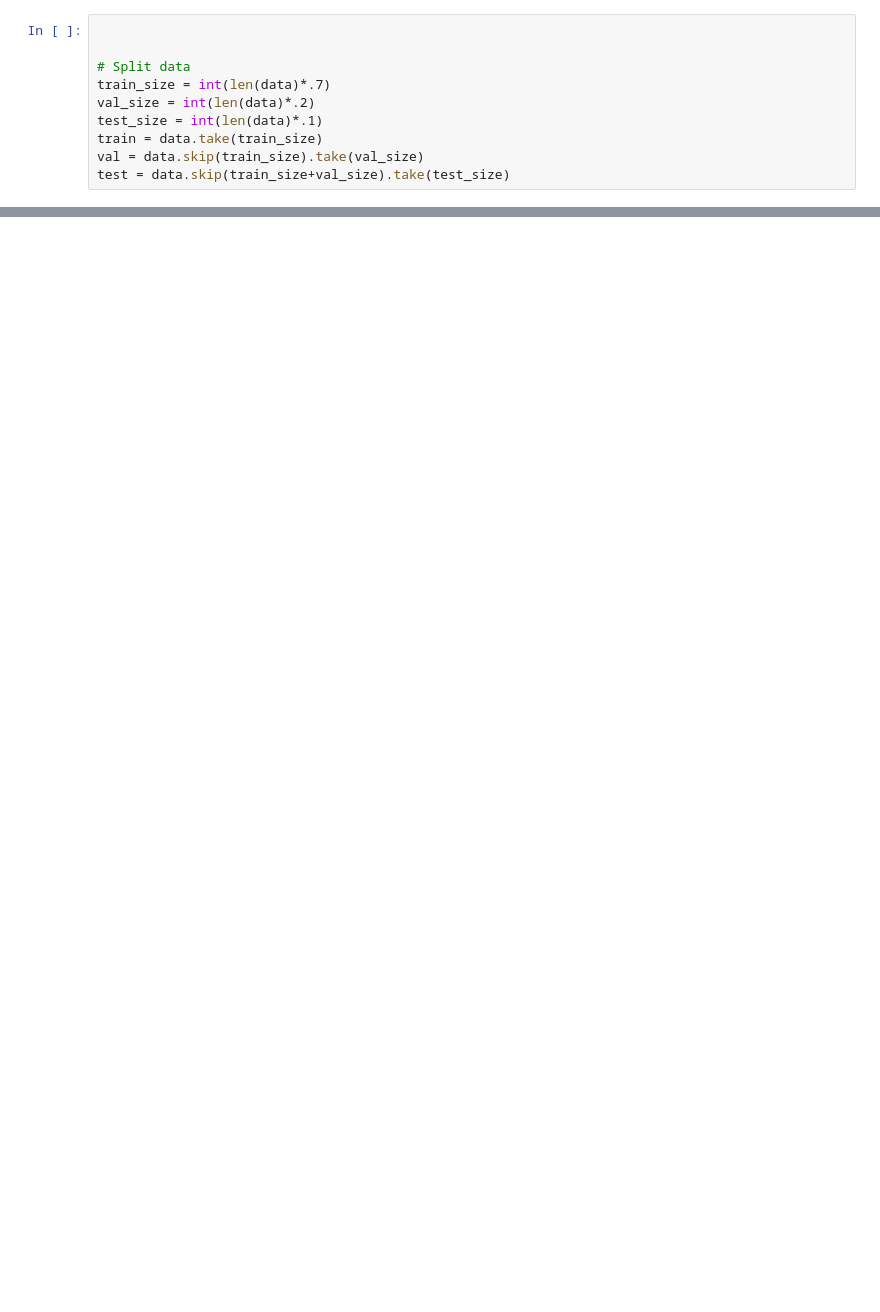
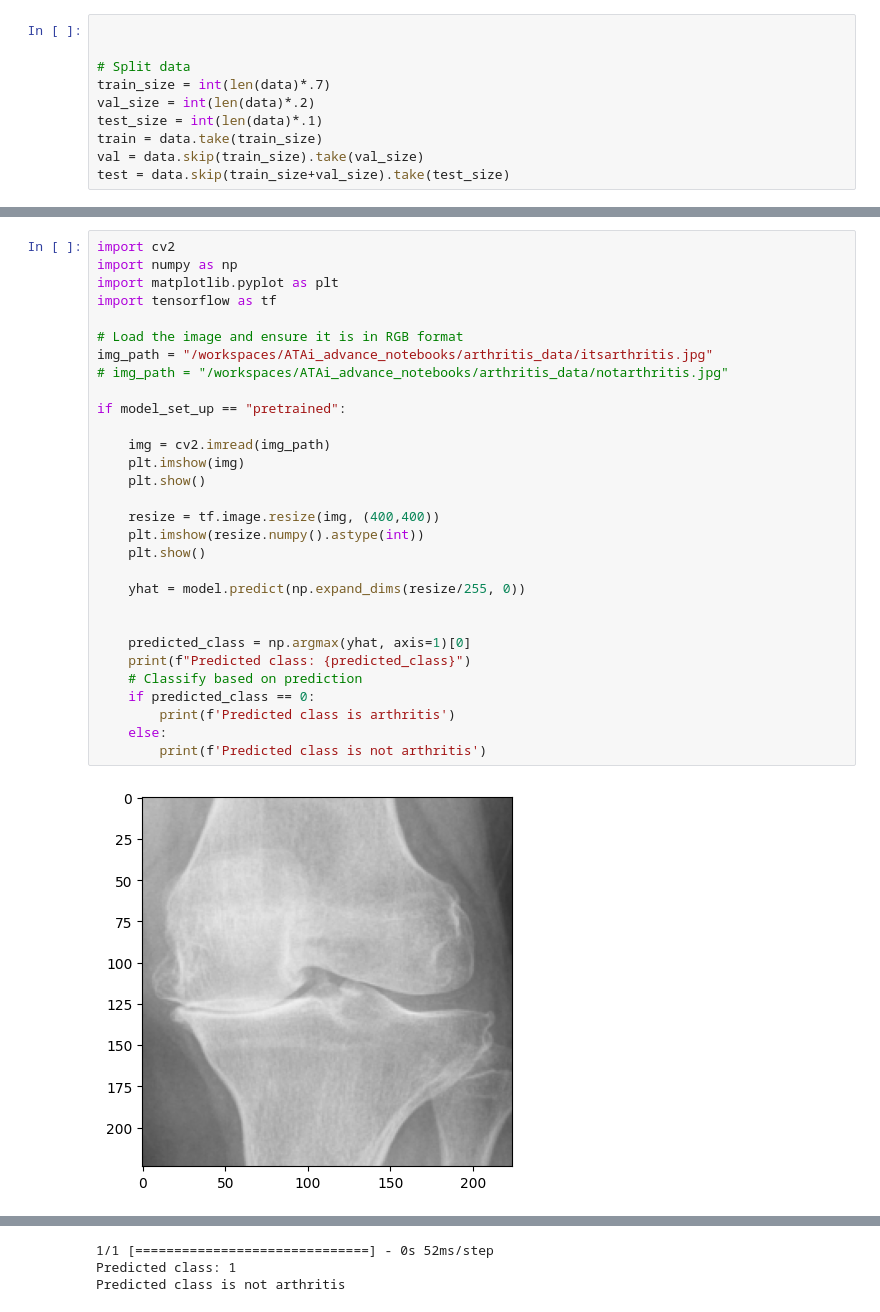
Before and after one commit to eular-research/ATAi_advance_notebooks, a Jupyter notebook: notebooks/image-classifier_disease.ipynb, the cells around one changed output, grey strips where cells are left out. Drawn from its saved outputs; the diff is of its cells as text; blank space fills up the shorter version.

```diff
--- a/notebooks/image-classifier_disease.ipynb
+++ b/notebooks/image-classifier_disease.ipynb
@@ -356,0 +362,32 @@ model_set_up
+# %%
+import cv2
+import numpy as np
+import matplotlib.pyplot as plt
+import tensorflow as tf
+
+# Load the image and ensure it is in RGB format
+img_path = "/workspaces/ATAi_advance_notebooks/arthritis_data/itsarthritis.jpg"
+# img_path = "/workspaces/ATAi_advance_notebooks/arthritis_data/notarthritis.jpg"
+
+if model_set_up == "pretrained":
+
+    img = cv2.imread(img_path)
+    plt.imshow(img)
+    plt.show()
+
+    resize = tf.image.resize(img, (400,400))
+    plt.imshow(resize.numpy().astype(int))
+    plt.show()
+
+    yhat = model.predict(np.expand_dims(resize/255, 0))
+
+
+    predicted_class = np.argmax(yhat, axis=1)[0]
+    print(f"Predicted class: {predicted_class}")
+    # Classify based on prediction
+    if predicted_class == 0:
+        print(f'Predicted class is arthritis')
+    else:
+        print(f'Predicted class is not arthritis')
+# %% [output]
+[figure, added]
@@ -356,0 +395,3 @@ model_set_up
+1/1 [==============================] - 0s 52ms/step
+Predicted class: 1
+Predicted class is not arthritis
```
Also changed, not shown: parts of 17 cells of this notebook, 8 other files.
